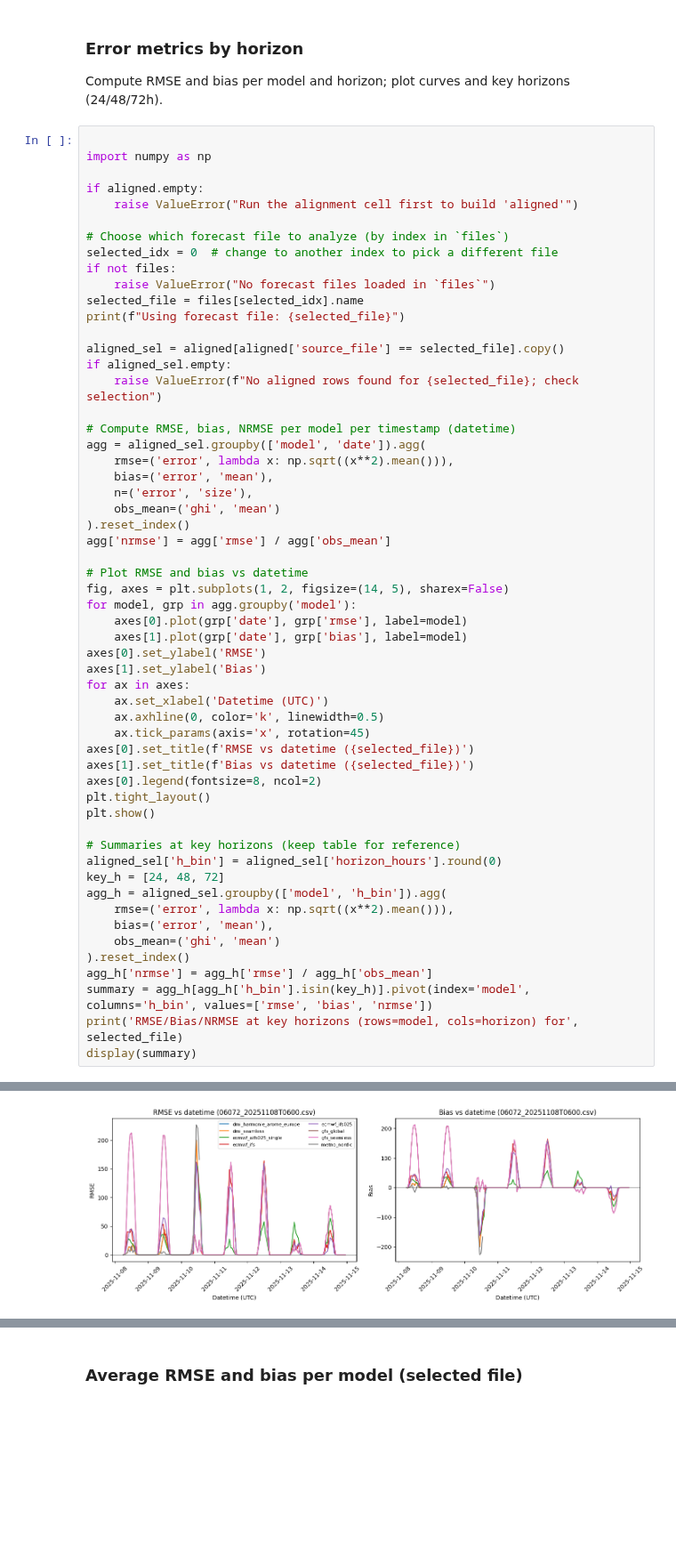
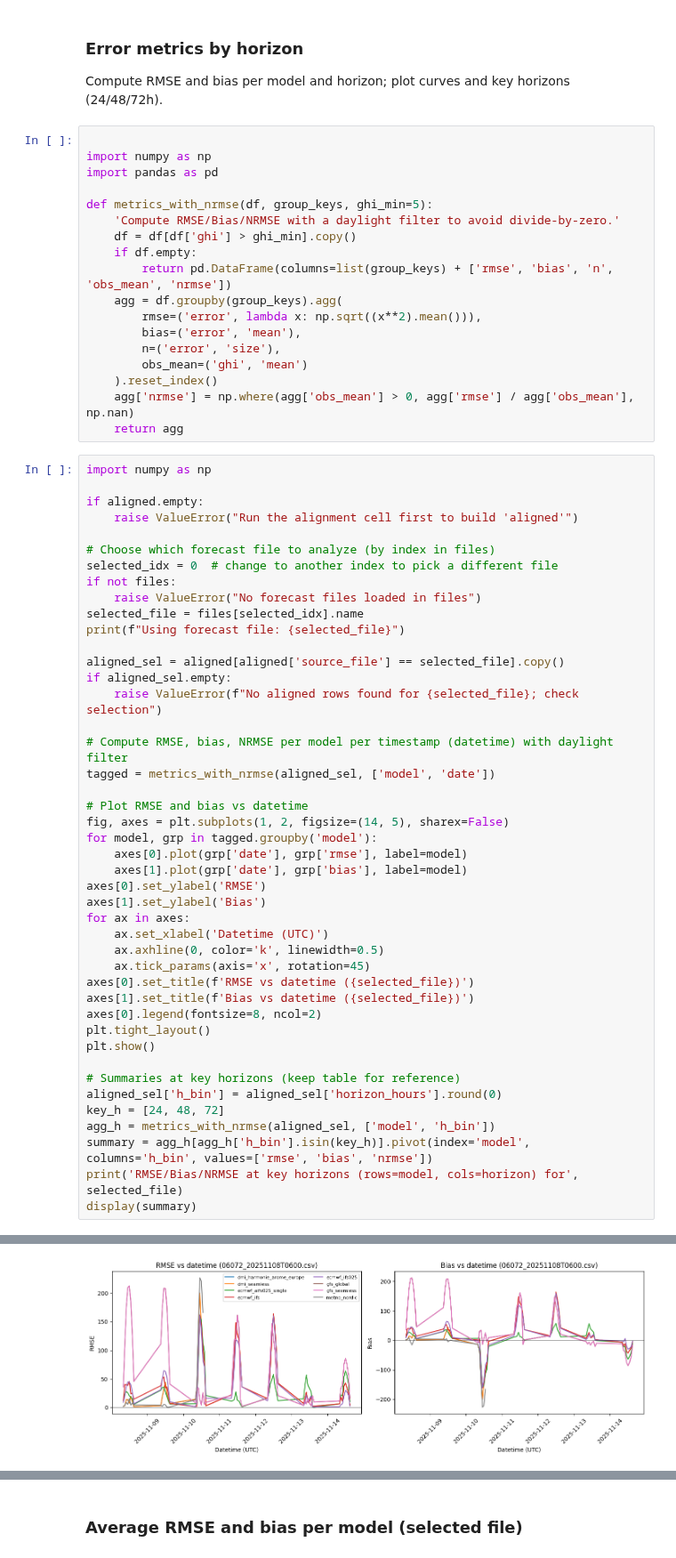
Before and after one commit to Louis2308/Solar-poster, a Jupyter notebook: Forcast_Comparison.ipynb, the cells around one changed output, grey strips where cells are left out. Shown at 89% size. Cells and saved outputs as stored; diff of their text form; blank space fills up the shorter version.

```diff
--- a/Forcast_Comparison.ipynb
+++ b/Forcast_Comparison.ipynb
@@ -209,63 +209,69 @@ Total models in aligned data: 8 -> ['dmi_harmonie_arome_europe', 'dmi_seamless',
 
 ### Error metrics by horizon
 Compute RMSE and bias per model and horizon; plot curves and key horizons (24/48/72h).
+# %%
+
+import numpy as np
+import pandas as pd
+
+def metrics_with_nrmse(df, group_keys, ghi_min=5):
+    'Compute RMSE/Bias/NRMSE with a daylight filter to avoid divide-by-zero.'
+    df = df[df['ghi'] > ghi_min].copy()
+    if df.empty:
+        return pd.DataFrame(columns=list(group_keys) + ['rmse', 'bias', 'n', 'obs_mean', 'nrmse'])
+    agg = df.groupby(group_keys).agg(
+        rmse=('error', lambda x: np.sqrt((x**2).mean())),
+        bias=('error', 'mean'),
+        n=('error', 'size'),
+        obs_mean=('ghi', 'mean')
+    ).reset_index()
+    agg['nrmse'] = np.where(agg['obs_mean'] > 0, agg['rmse'] / agg['obs_mean'], np.nan)
+    return agg
 # %%
-
 import numpy as np
 
 if aligned.empty:
     raise ValueError("Run the alignment cell first to build 'aligned'")
 
-# Choose which forecast file to analyze (by index in `files`)
+# Choose which forecast file to analyze (by index in files)
 selected_idx = 0  # change to another index to pick a different file
 if not files:
-    raise ValueError("No forecast files loaded in `files`")
+    raise ValueError("No forecast files loaded in files")
 selected_file = files[selected_idx].name
 print(f"Using forecast file: {selected_file}")
 
 aligned_sel = aligned[aligned['source_file'] == selected_file].copy()
 if aligned_sel.empty:
     raise ValueError(f"No aligned rows found for {selected_file}; check selection")
 
-# Compute RMSE, bias, NRMSE per model per timestamp (datetime)
-agg = aligned_sel.groupby(['model', 'date']).agg(
-    rmse=('error', lambda x: np.sqrt((x**2).mean())),
-    bias=('error', 'mean'),
-    n=('error', 'size'),
-    obs_mean=('ghi', 'mean')
-).reset_index()
-agg['nrmse'] = agg['rmse'] / agg['obs_mean']
+# Compute RMSE, bias, NRMSE per model per timestamp (datetime) with daylight filter
+tagged = metrics_with_nrmse(aligned_sel, ['model', 'date'])
 
 # Plot RMSE and bias vs datetime
 fig, axes = plt.subplots(1, 2, figsize=(14, 5), sharex=False)
-for model, grp in agg.groupby('model'):
+for model, grp in tagged.groupby('model'):
     axes[0].plot(grp['date'], grp['rmse'], label=model)
     axes[1].plot(grp['date'], grp['bias'], label=model)
 axes[0].set_ylabel('RMSE')
 axes[1].set_ylabel('Bias')
 for ax in axes:
     ax.set_xlabel('Datetime (UTC)')
     ax.axhline(0, color='k', linewidth=0.5)
     ax.tick_params(axis='x', rotation=45)
 axes[0].set_title(f'RMSE vs datetime ({selected_file})')
 axes[1].set_title(f'Bias vs datetime ({selected_file})')
 axes[0].legend(fontsize=8, ncol=2)
 plt.tight_layout()
 plt.show()
 
 # Summaries at key horizons (keep table for reference)
 aligned_sel['h_bin'] = aligned_sel['horizon_hours'].round(0)
 key_h = [24, 48, 72]
-agg_h = aligned_sel.groupby(['model', 'h_bin']).agg(
-    rmse=('error', lambda x: np.sqrt((x**2).mean())),
-    bias=('error', 'mean'),
-    obs_mean=('ghi', 'mean')
-).reset_index()
-agg_h['nrmse'] = agg_h['rmse'] / agg_h['obs_mean']
+agg_h = metrics_with_nrmse(aligned_sel, ['model', 'h_bin'])
 summary = agg_h[agg_h['h_bin'].isin(key_h)].pivot(index='model', columns='h_bin', values=['rmse', 'bias', 'nrmse'])
 print('RMSE/Bias/NRMSE at key horizons (rows=model, cols=horizon) for', selected_file)
 display(summary)
 # %% [output]
 Using forecast file: 06072_20251108T0600.csv
-[figure, old version]
+[figure, new version]
 RMSE/Bias/NRMSE at key horizons (rows=model, cols=horizon) for 06072_20251108T0600.csv
```
Also changed, not shown: parts of 9 cells of this notebook.
